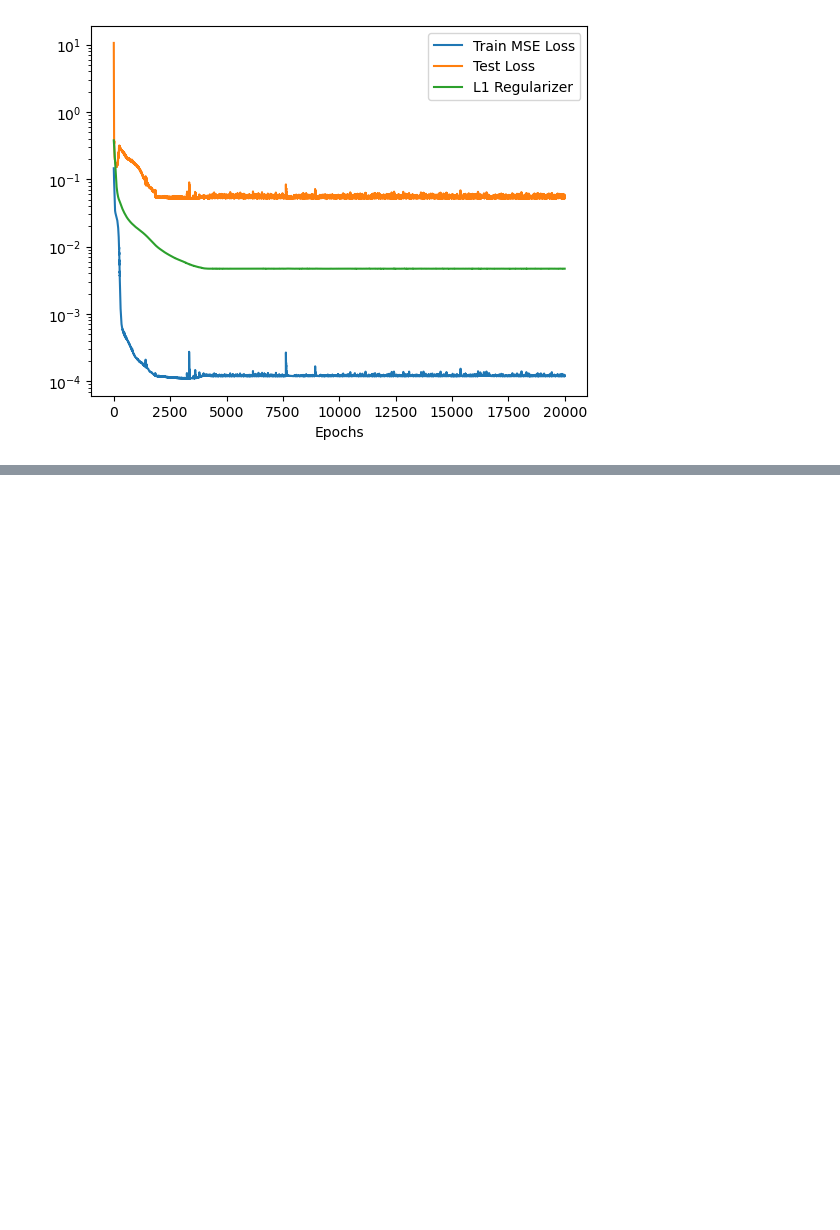
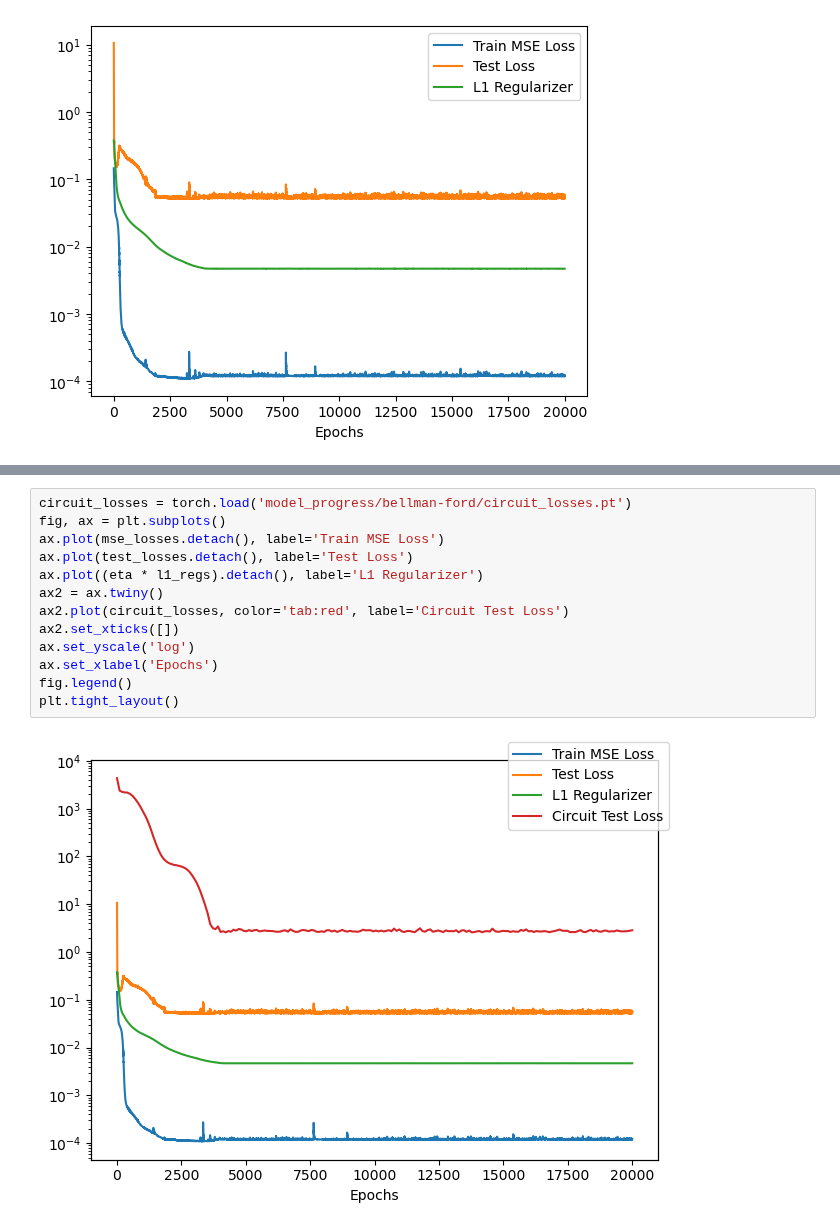
Before and after one commit to pnnl/MINAR, a Jupyter notebook: plots.ipynb, the cells around one changed output, grey strips where cells are left out. Drawn from its saved outputs; the diff is of its cells as text; blank space fills up the shorter version.

```diff
--- a/plots.ipynb
+++ b/plots.ipynb
@@ -101,0 +102,15 @@ fig.tight_layout()
+# %%
+circuit_losses = torch.load('model_progress/bellman-ford/circuit_losses.pt')
+fig, ax = plt.subplots()
+ax.plot(mse_losses.detach(), label='Train MSE Loss')
+ax.plot(test_losses.detach(), label='Test Loss')
+ax.plot((eta * l1_regs).detach(), label='L1 Regularizer')
+ax2 = ax.twiny()
+ax2.plot(circuit_losses, color='tab:red', label='Circuit Test Loss')
+ax2.set_xticks([])
+ax.set_yscale('log')
+ax.set_xlabel('Epochs')
+fig.legend()
+plt.tight_layout()
+# %% [output]
+[figure, added]
```
Also changed, not shown: parts of 3 cells of this notebook, 4 other files.
